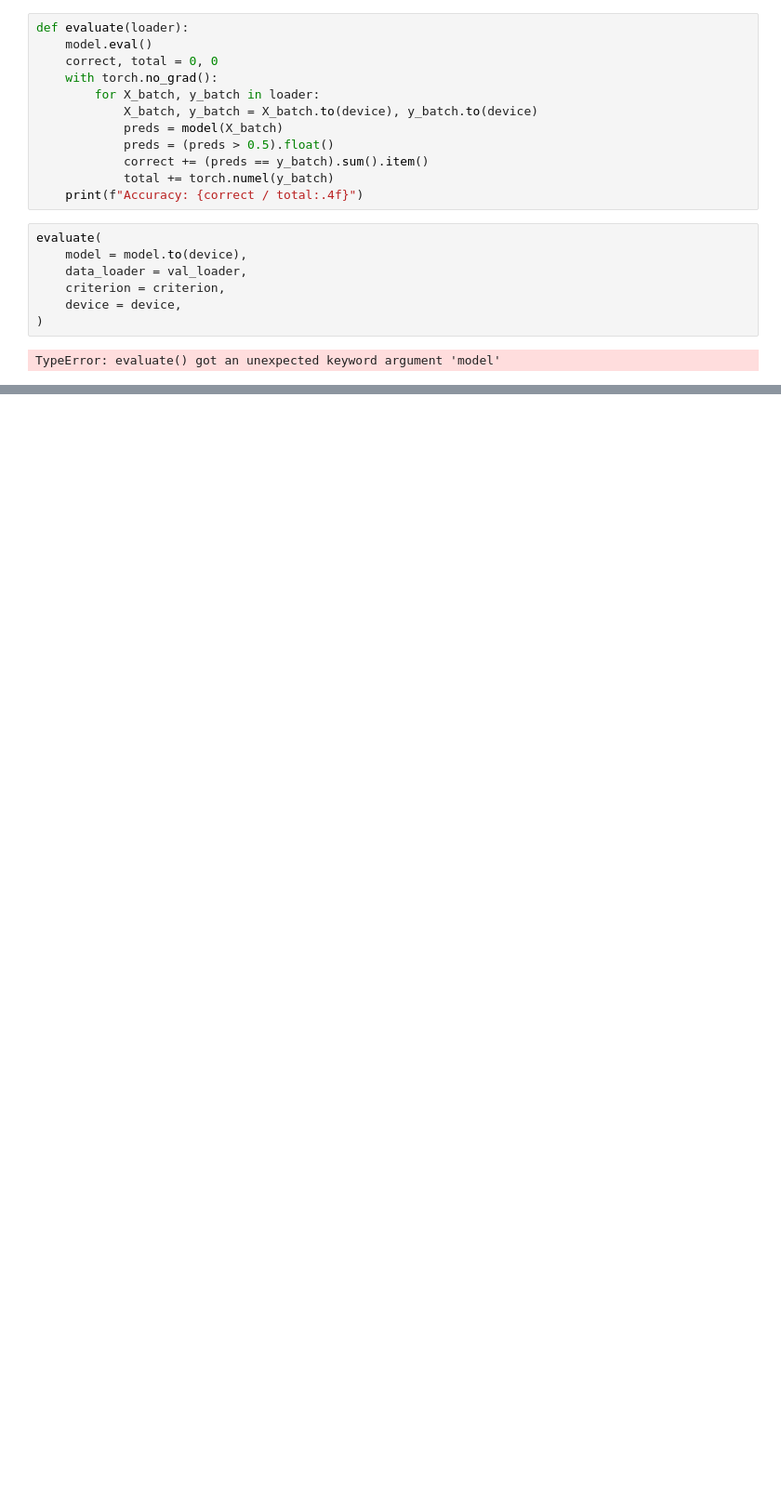
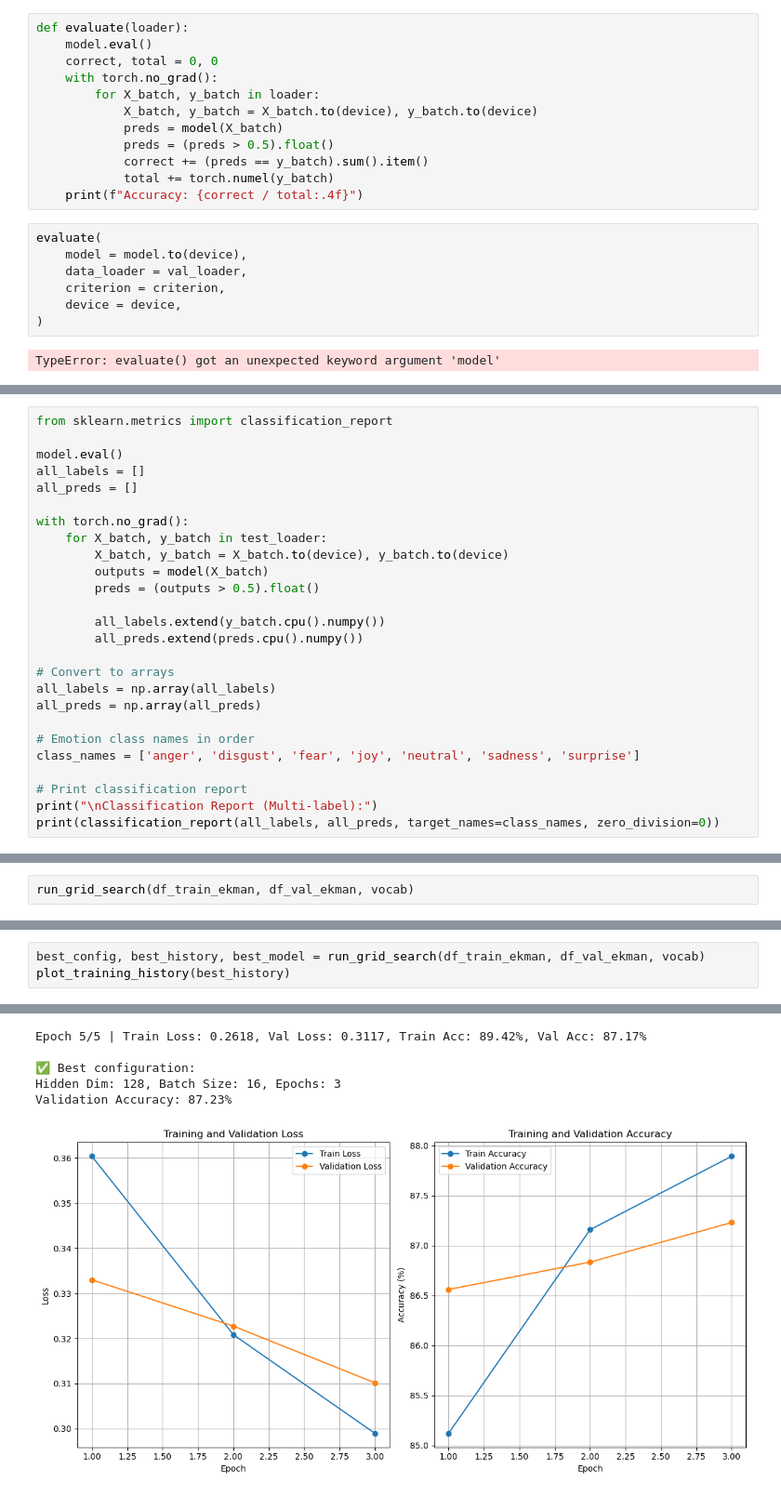
Before and after one commit to Valdeschultz/AI-ML-Eksamen, a Jupyter notebook: nn.ipynb, the cells around one changed output, grey strips where cells are left out. Shown at 93% size. Drawn from its saved outputs; the diff is of its cells as text; blank space fills up the shorter version.

```diff
--- a/nn.ipynb
+++ b/nn.ipynb
@@ -181,0 +276,26 @@ Accuracy: 0.8517
+# %%
+from sklearn.metrics import classification_report
+
+model.eval()
+all_labels = []
+all_preds = []
+
+with torch.no_grad():
+    for X_batch, y_batch in test_loader:
+        X_batch, y_batch = X_batch.to(device), y_batch.to(device)
+        outputs = model(X_batch)
+        preds = (outputs > 0.5).float()
+
+        all_labels.extend(y_batch.cpu().numpy())
+        all_preds.extend(preds.cpu().numpy())
+
+# Convert to arrays
+all_labels = np.array(all_labels)
+all_preds = np.array(all_preds)
+
+# Emotion class names in order
+class_names = ['anger', 'disgust', 'fear', 'joy', 'neutral', 'sadness', 'surprise']
+
+# Print classification report
+print("\nClassification Report (Multi-label):")
+print(classification_report(all_labels, all_preds, target_names=class_names, zero_division=0))
@@ -258,0 +441,2 @@ Validation Loss: 0.3082
+# %%
+run_grid_search(df_train_ekman, df_val_ekman, vocab)
@@ -258,0 +526,4 @@ Validation Loss: 0.3082
+# %%
+best_config, best_history, best_model = run_grid_search(df_train_ekman, df_val_ekman, vocab)
+plot_training_history(best_history)
+# %% [output]
@@ -258,0 +576,6 @@ Validation Loss: 0.3082
+Epoch 5/5 | Train Loss: 0.2618, Val Loss: 0.3117, Train Acc: 89.42%, Val Acc: 87.17%
+
+✅ Best configuration:
+Hidden Dim: 128, Batch Size: 16, Epochs: 3
+Validation Accuracy: 87.23%
+[figure, added]
```
Also changed, not shown: parts of 14 cells of this notebook, 11 other files.
